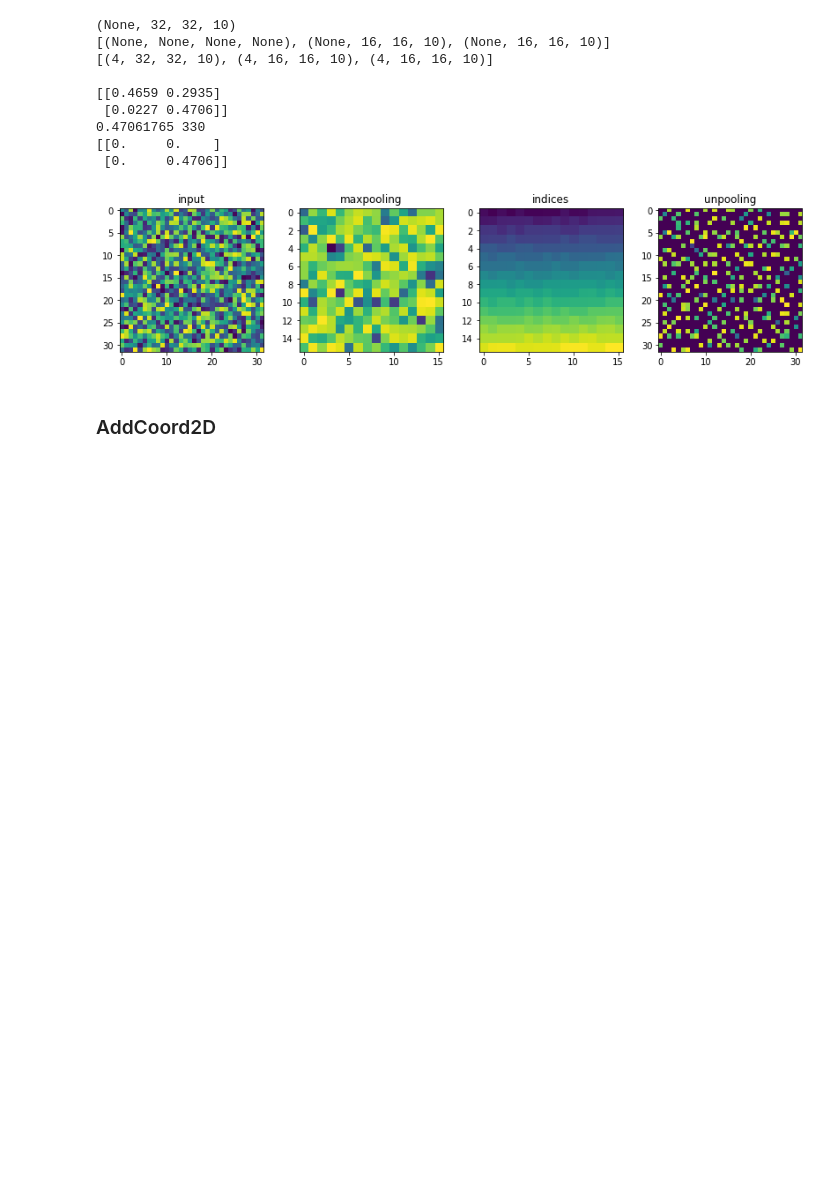
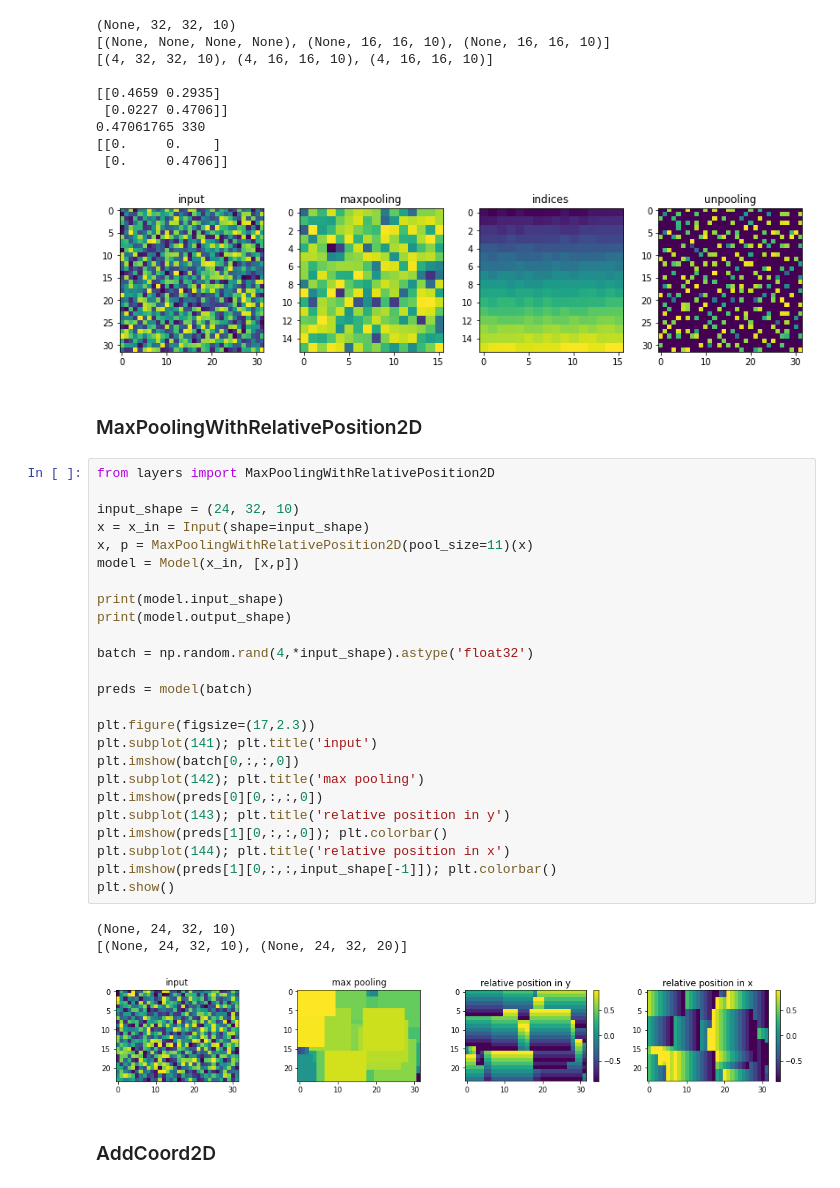
Before and after one commit to mvoelk/keras_layers, a Jupyter notebook: examples.ipynb, the cells around one changed output. Cells and saved outputs as stored; diff of their text form; blank space fills up the shorter version.

Commit message:
add MaxPoolingWithRelativePosition2D

```diff
--- a/examples.ipynb
+++ b/examples.ipynb
@@ -180,6 +180,37 @@ plt.show()
 [[0.     0.    ]
  [0.     0.4706]]
 [figure]
+# %% [markdown]
+### MaxPoolingWithRelativePosition2D
+# %%
+from layers import MaxPoolingWithRelativePosition2D
+
+input_shape = (24, 32, 10)
+x = x_in = Input(shape=input_shape)
+x, p = MaxPoolingWithRelativePosition2D(pool_size=11)(x)
+model = Model(x_in, [x,p])
+
+print(model.input_shape)
+print(model.output_shape)
+
+batch = np.random.rand(4,*input_shape).astype('float32')
+
+preds = model(batch)
+
+plt.figure(figsize=(17,2.3))
+plt.subplot(141); plt.title('input')
+plt.imshow(batch[0,:,:,0])
+plt.subplot(142); plt.title('max pooling')
+plt.imshow(preds[0][0,:,:,0])
+plt.subplot(143); plt.title('relative position in y')
+plt.imshow(preds[1][0,:,:,0]); plt.colorbar()
+plt.subplot(144); plt.title('relative position in x')
+plt.imshow(preds[1][0,:,:,input_shape[-1]]); plt.colorbar()
+plt.show()
+# %% [output]
+(None, 24, 32, 10)
+[(None, 24, 32, 10), (None, 24, 32, 20)]
+[figure, added]
 # %% [markdown]
 ### AddCoord2D
 # %%
```
Also changed, not shown: parts of 1 cell of this notebook, 1 other file.
